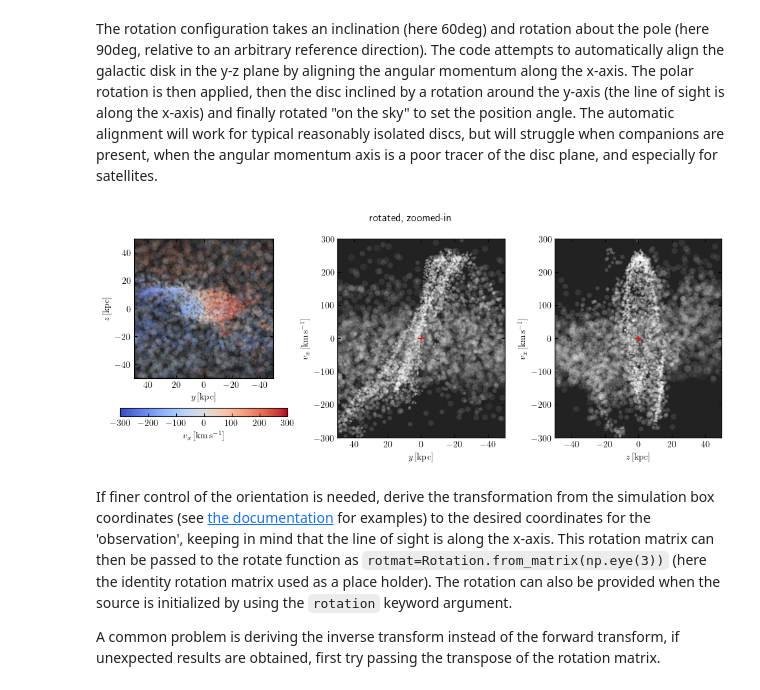
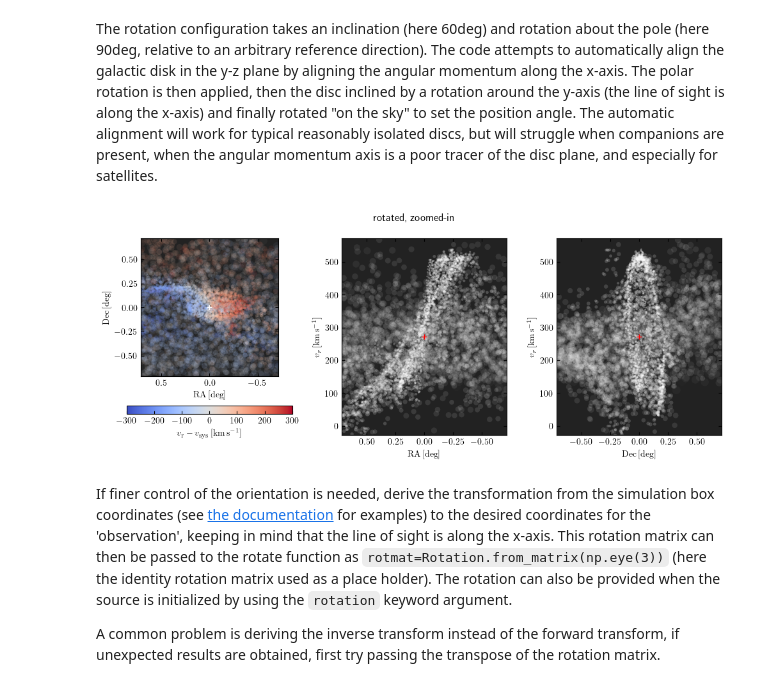
Before and after one commit to kyleaoman/martini, a Jupyter notebook: examples/martini_TNG.ipynb, the cells around one changed output. Saved outputs shown, nothing was run; the diff lists cells and outputs as text; code cells hidden in the pictures.

```diff
--- a/examples/martini_TNG.ipynb
+++ b/examples/martini_TNG.ipynb
@@ -151,11 +155,11 @@ is a poor tracer of the disc plane, and especially for satellites.
 # %%
 preview_fig_rotated_zoomed_in = source.preview(
     title="rotated, zoomed-in",
-    lim=50 * U.kpc,
+    lim=(50 * U.kpc / source.distance).to(U.deg, U.dimensionless_angles()),
     vlim=300 * U.km / U.s,
 )
 # %% [output]
-[figure, old version]
+[figure, new version]
 # %% [markdown]
 If finer control of the orientation is needed, derive the transformation from the simulation box coordinates (see [the documentation](https://martini.readthedocs.io/en/latest/) for examples) to the desired coordinates for the 'observation', keeping in mind that the line of sight is along the x-axis. This rotation matrix can then be passed to the rotate function as `rotmat=Rotation.from_matrix(np.eye(3))` (here the identity rotation matrix used as a place holder). The rotation can also be provided when the source is initialized by using the `rotation` keyword argument.
 
```
Also changed, not shown: parts of 11 cells of this notebook.
